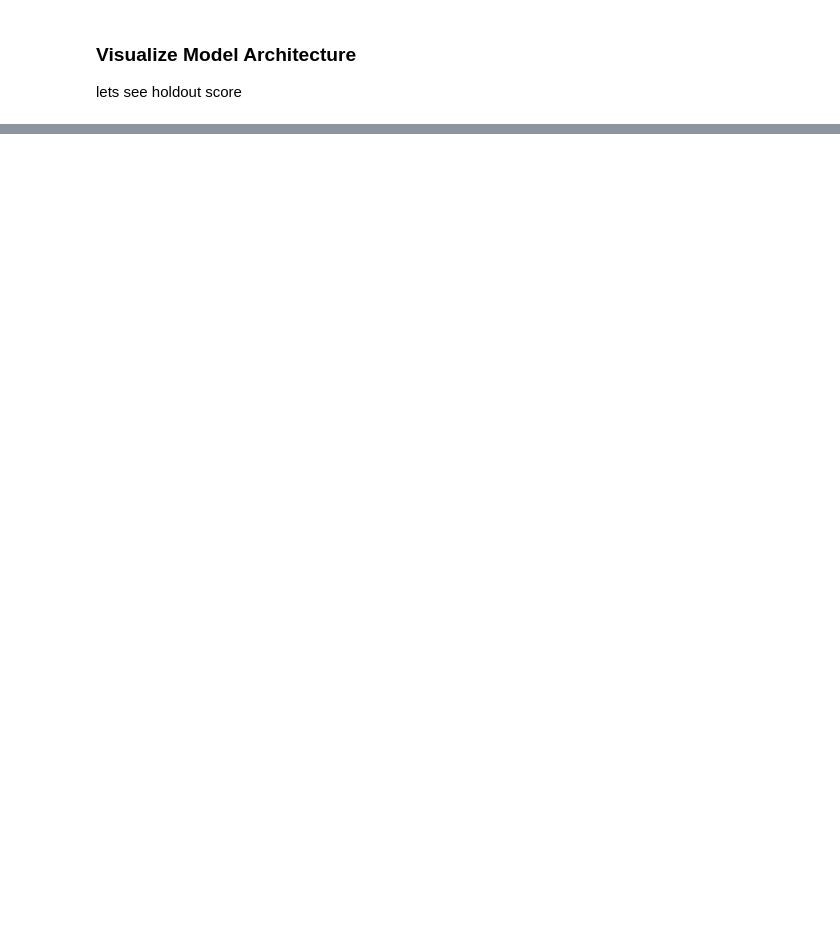
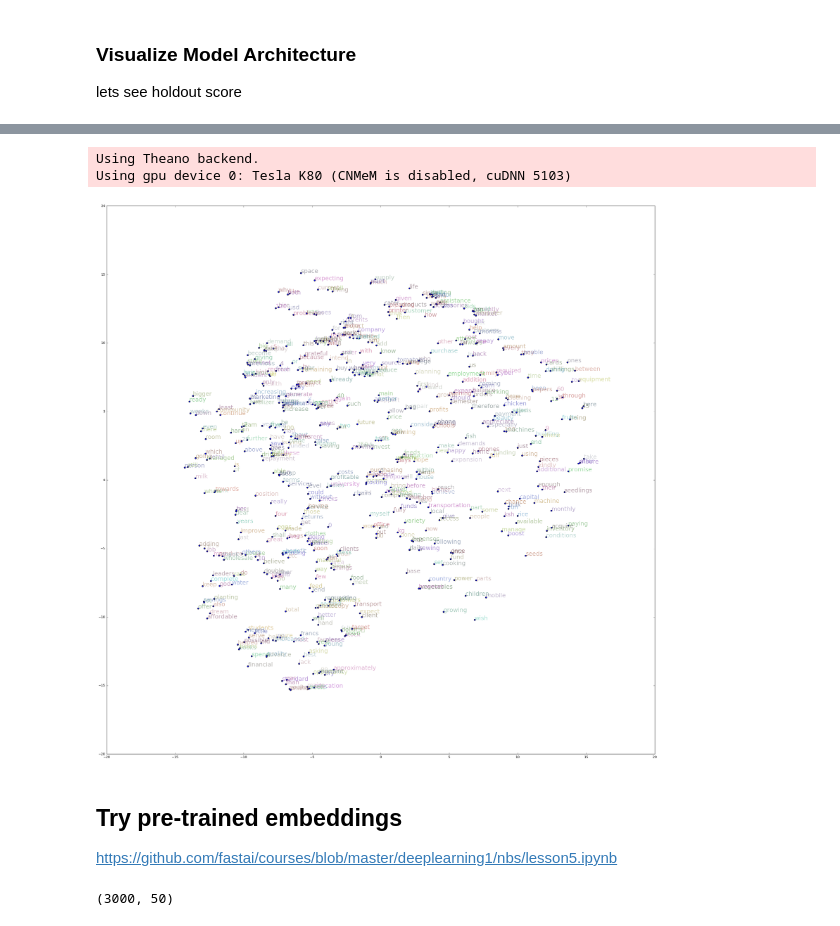
Before and after one commit to hamelsmu/zidisha, a Jupyter notebook: Keras_Text_Model_FromGPU.ipynb, the cells around one changed output, grey strips where cells are left out. Cells and saved outputs as stored; diff of their text form; code cells hidden in the pictures; blank space fills up the shorter version.

```diff
--- a/Keras_Text_Model_FromGPU.ipynb
+++ b/Keras_Text_Model_FromGPU.ipynb
@@ -240,0 +249,40 @@ ________________________________________________________________________________
+# %%
+from keras.models import load_model
+model_conv_final = load_model('proposal_model_conv.h5')
+# %% [output]
+Using Theano backend.
+Using gpu device 0: Tesla K80 (CNMeM is disabled, cuDNN 5103)
+# %%
+vecs = model_conv_final.get_layer('embedding_1').get_weights()[0]
+# %%
+from sklearn.manifold import TSNE
+tsne = TSNE(n_components=2, random_state=1019)
+Y = tsne.fit_transform(vecs)
+Y = Y[:600]
+# %%
+word_map = text_tokenizer.word_index
+idx2word = [(v, k) for k, v in word_map.items()]
+idx2word.sort()
+# %%
+words = [v for k, v in idx2word]
+import sys
+if sys.version[0] == '2':
+    reload(sys)
+    sys.setdefaultencoding("utf-8")
+# %%
+from matplotlib import pyplot as plt
+import numpy as np
+
+plt.figure(figsize=(30,30))
+plt.scatter(Y[:, 0], Y[:, 1]);
+
+for label, x, y in zip(words, Y[:, 0], Y[:, 1]):
+    plt.text(x,y,label, color=np.random.rand(3)*0.7,
+                 fontsize=18, alpha = .4)
+plt.show()
+# %% [output]
+[figure, added]
+# %% [markdown]
+## Try pre-trained embeddings
+
+https://github.com/fastai/courses/blob/master/deeplearning1/nbs/lesson5.ipynb
@@ -240,0 +299,4 @@ ________________________________________________________________________________
+# %%
+vecs.shape
+# %% [output]
+(3000, 50)
```
Also changed, not shown: parts of 23 cells of this notebook.
